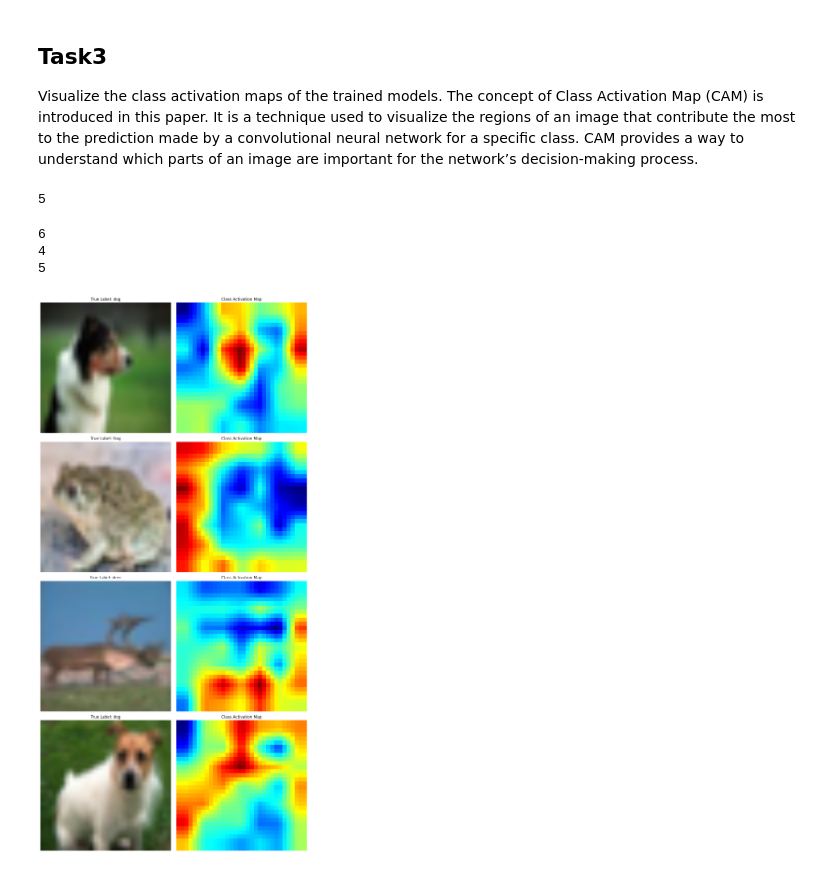
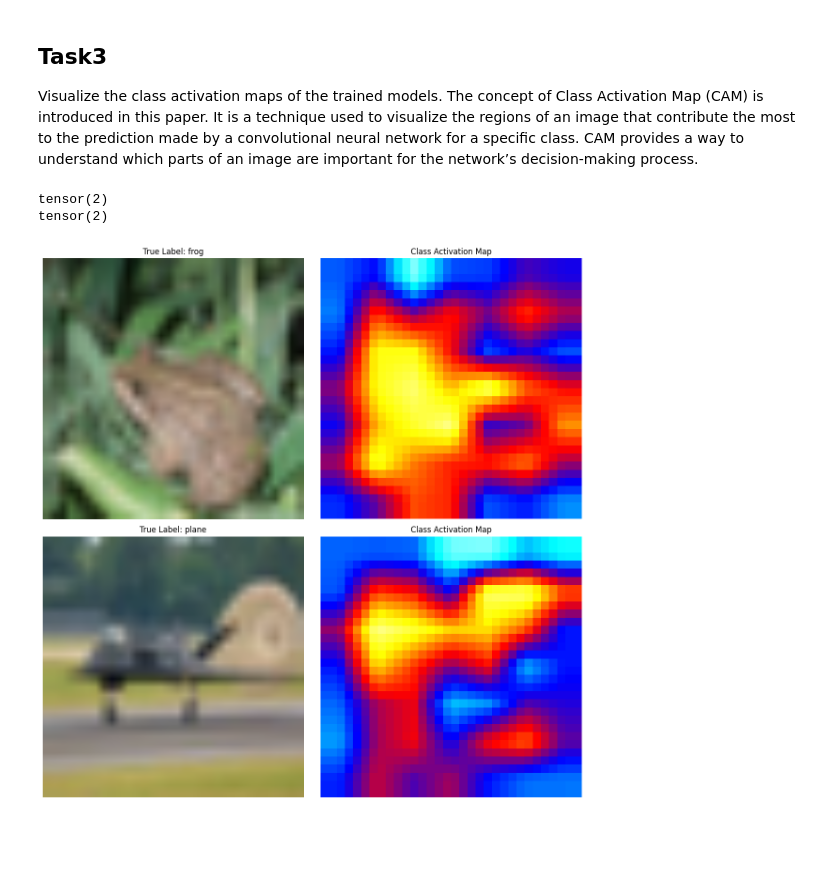
Before and after one commit to Jiang-Feiyu/Deep-learning-Image-Classification, a Jupyter notebook: LP_Relu.ipynb, the cells around one changed output. Cells and saved outputs as stored; diff of their text form; code cells hidden in the pictures; blank space fills up the shorter version.

```diff
--- a/LP_Relu.ipynb
+++ b/LP_Relu.ipynb
@@ -19,7 +19,7 @@ train_transform = transforms.Compose([
     transforms.RandomAffine(degrees=(-5, 5), translate=(0.1, 0.1), scale=(0.9, 1.1)),  # Apply random affine transformations including rotation, translation, and scaling
     transforms.ColorJitter(brightness=0.2, contrast=0.2, saturation=0.2, hue=0.2),  # Apply color distortion
     transforms.RandomCrop(size=(32, 32), padding=4),  # Randomly crop the image with padding of 4 pixels
-    transforms.Resize(size=[32,224], max_size=224,),
+    transforms.Resize(size=[32,224], ),#max_size=224,
     transforms.ToTensor(),  # Convert the image to a PyTorch tensor
     transforms.Normalize((0.5, 0.5, 0.5), (0.5, 0.5, 0.5))  # Normalize the tensor by scaling pixel values to the range [-1, 1]
 ])
@@ -156,13 +155,8 @@ import torch.optim as optim
 # Define the loss function
 criterion = nn.CrossEntropyLoss()
 
-optimizer_lst = []
-optimizer_lst.append({"params": net.fc.weight, "lr": 0.0001})
-optimizer_lst.append({"params": net.fc.bias, "lr": 0.0001})
-
 # Define the optimizer (Stochastic Gradient Descent)
-# optimizer = optim.SGD(net.parameters(), lr=0.001, momentum=0.9, weight_decay=0)
-optimizer = optim.SGD(optimizer_lst, lr=0.001, momentum=0.9, weight_decay=0)
+optimizer = optim.SGD(net.parameters(), lr=0.001, momentum=0.9, weight_decay=0)
 
 # Learning rate scheduler using ReduceLROnPlateau strategy
 scheduler = optim.lr_scheduler.ReduceLROnPlateau(optimizer, mode='min', factor=0.1, patience=10, verbose=True, min_lr=0)
@@ -404,19 +414,7 @@ def get_cam(model, input_image, target_class):
     # Ensure input_image is a PyTorch tensor
     input_image = input_image.to(device)
 
-    # Get the feature map from the last convolutional layer #改成整个model，不只是conv
-    # feature_map = model.layer4[1].conv2(
-    #     model.layer4[0].conv1(
-    #         model.layer3[1].conv2(
-    #           model.layer3[0].conv1(
-    #             model.layer2[1].conv2(
-    #               model.layer2[0].conv1(
-    #                 model.layer1[1].conv2(
-    #                     model.layer1[0].conv1(
-    #                         model.conv1(input_image))))
-    #             ))
-    #         ))
-    #     )
+    # Get the feature map from the last convolutional layer
     net._modules.get("layer4").register_forward_hook(hook_feature)
     logit = model(input_image)
     _, target_class = logit.max(-1)
@@ -429,22 +427,13 @@ def get_cam(model, input_image, target_class):
     weight_softmax = params[-2]
 
     # Get the weights of the last convolutional layer
-    # weights = model.layer4[1].conv2.weight.data
     b, c, h ,w = feature_map.shape
-    # for i in features_blobs:
-    #   print(i.shape)
-    # print(b,c,h,w)
 
     feature_map = torch.tensor(feature_map)
     feature_map = feature_map.reshape(b,c,h,w).permute(0,2,3,1)
     weight_softmax = weight_softmax.permute(1,0)
     cam = feature_map @ weight_softmax.cpu()
     cam = cam[..., target_class]
-
-
-    # Normalize the CAM
-    # cam = cam - torch.min(cam)
-    # cam = cam / torch.max(cam)
 
     # Resize the CAM to match the input image size
     cam = F.interpolate(cam.unsqueeze(1), size=(32, 32), mode='bilinear', align_corners=False)
@@ -469,44 +458,43 @@ def overlay_cam(input_image, cam):
 
     # Ensure the CAM image pixel values are in the range [0, 1]
     cam_image = np.clip(cam_image, 0, 1)
+    cam_image = 1 - cam_image
 
     return cam_image
 
 # Choose the number of random images to display
-num_images_to_display = 4
+num_images_to_display = 2
 
 # Create subplots for the specified number of images
 fig, axes = plt.subplots(num_images_to_display, 2, figsize=(12, 6 * num_images_to_display))
 
 for i in range(num_images_to_display):
     # Choose a random image from the test set
     random_image, true_label = test_set[np.random.randint(len(test_set))]
     random_image = random_image.unsqueeze(0)
     random_image = F.interpolate(random_image, size=(224, 224), mode='bilinear', align_corners=False)
 
     # Get the CAM for the true label of the random image
     cam = get_cam(net, random_image, true_label)
 
     # Overlay the CAM on the original image
     cam_image = overlay_cam(random_image, cam)
 
     # Convert the image back to [0, 1] range for visualization
     input_image_display = (np.transpose(random_image.numpy()[0], (1, 2, 0)) + 1) / 2
 
     # Display the original image and the CAM overlay in the corresponding subplot
     axes[i, 0].imshow(input_image_display)
     axes[i, 0].set_title(f"True Label: {classes[true_label]}")
     axes[i, 0].axis('off')
     axes[i, 1].imshow(cam_image)
     axes[i, 1].set_title("Class Activation Map")
     axes[i, 1].axis('off')
 
 plt.tight_layout()
 plt.show()
 # activation
 # %% [output]
-5
+tensor(2)
+tensor(2)
-6
-4
-5
-[figure, old version]
+[figure, new version]
```
Also changed, not shown: parts of 5 cells of this notebook.
